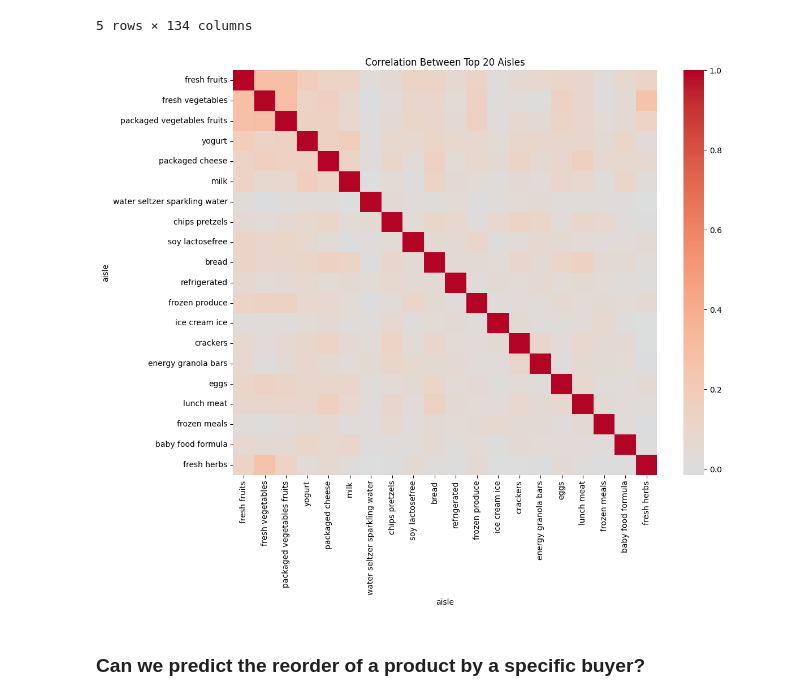
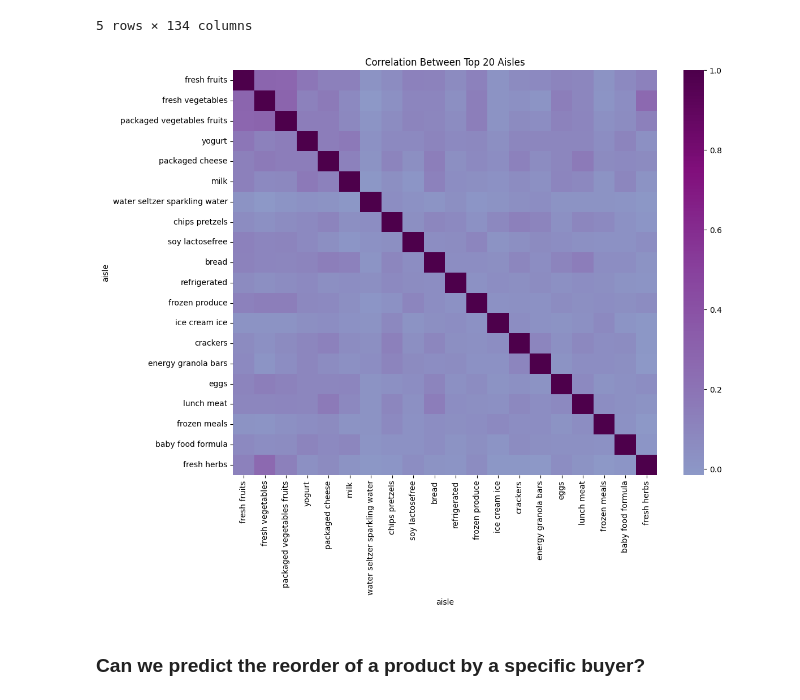
Before and after one commit to AlexandrG1209/nextbuy, a Jupyter notebook: notebook.ipynb, the cells around one changed output. Cells and saved outputs as stored; diff of their text form; code cells hidden in the pictures.

```diff
--- a/notebook.ipynb
+++ b/notebook.ipynb
@@ -447,27 +447,27 @@ aisle_corr.head()
 # %%
 # Select top 20 most frequent aisles
 top_aisles = (
     df["aisle"]
       .value_counts()
       .head(20)
       .index
 )
 
 corr_subset = aisle_corr.loc[top_aisles, top_aisles]
 
 plt.figure(figsize=(12,10))
 
 sns.heatmap(
     corr_subset,
-    cmap="coolwarm",
+    cmap="BuPu",
     center=0
 )
 
 plt.title("Correlation Between Top 20 Aisles")
 plt.tight_layout()
 plt.show()
 # %% [output]
-[figure, old version]
+[figure, new version]
 # %% [markdown]
 ### Can we predict the reorder of a product by a specific buyer?
 # %%
```
